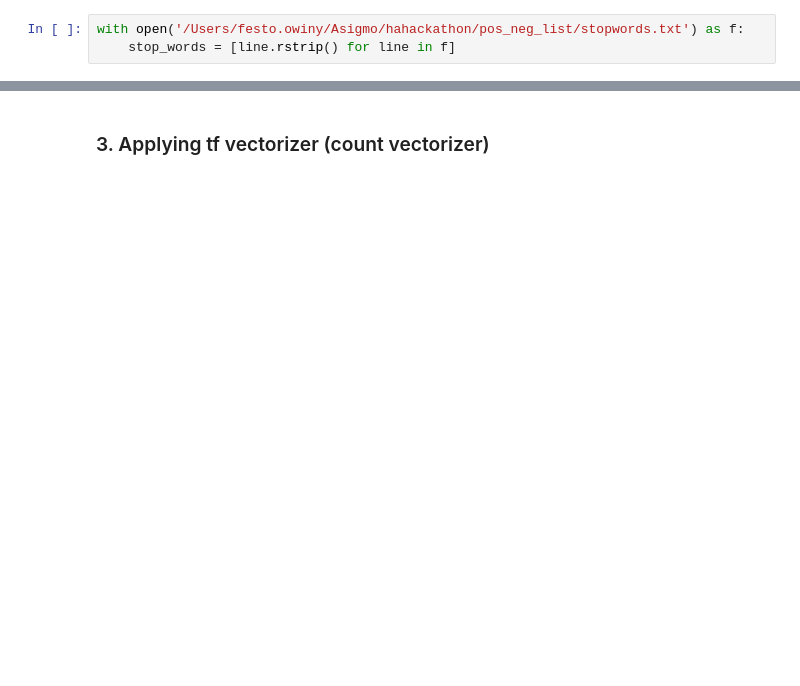
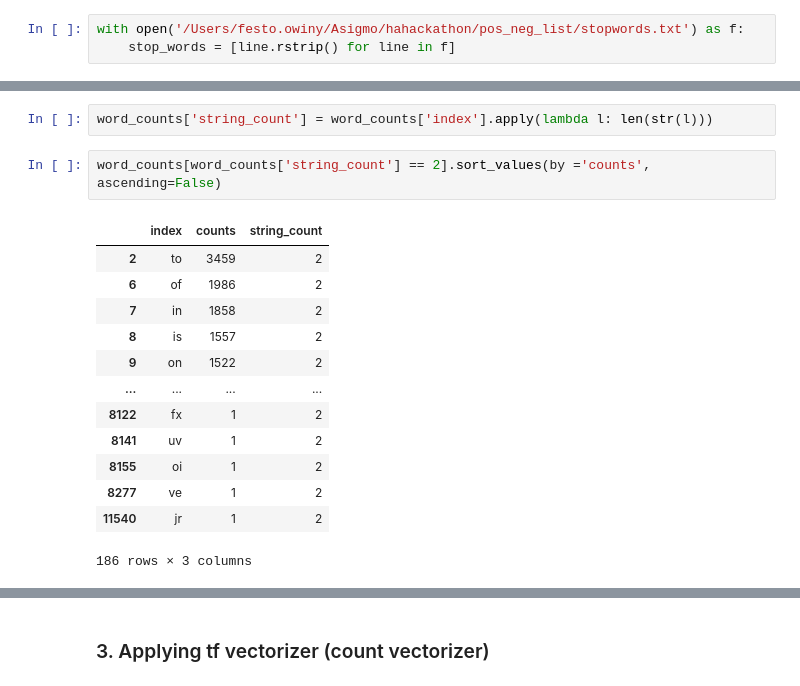
Before and after one commit to idoelp/asigmo-team2, a Jupyter notebook: hackerthon.ipynb, the cells around one changed output, grey strips where cells are left out. Drawn from its saved outputs; the diff is of its cells as text; blank space fills up the shorter version.

```diff
--- a/hackerthon.ipynb
+++ b/hackerthon.ipynb
@@ -257,0 +321,18 @@ word_counts.head()
+# %%
+word_counts['string_count'] = word_counts['index'].apply(lambda l: len(str(l)))
+# %%
+word_counts[word_counts['string_count'] == 2].sort_values(by ='counts', ascending=False)
+# %% [output]
+|  | index | counts | string_count |
+| 2 | to | 3459 | 2 |
+| 6 | of | 1986 | 2 |
+| 7 | in | 1858 | 2 |
+| 8 | is | 1557 | 2 |
+| 9 | on | 1522 | 2 |
+| ... | ... | ... | ... |
+| 8122 | fx | 1 | 2 |
+| 8141 | uv | 1 | 2 |
+| 8155 | oi | 1 | 2 |
+| 8277 | ve | 1 | 2 |
+| 11540 | jr | 1 | 2 |
+186 rows × 3 columns
```
Also changed, not shown: parts of 57 cells of this notebook.
